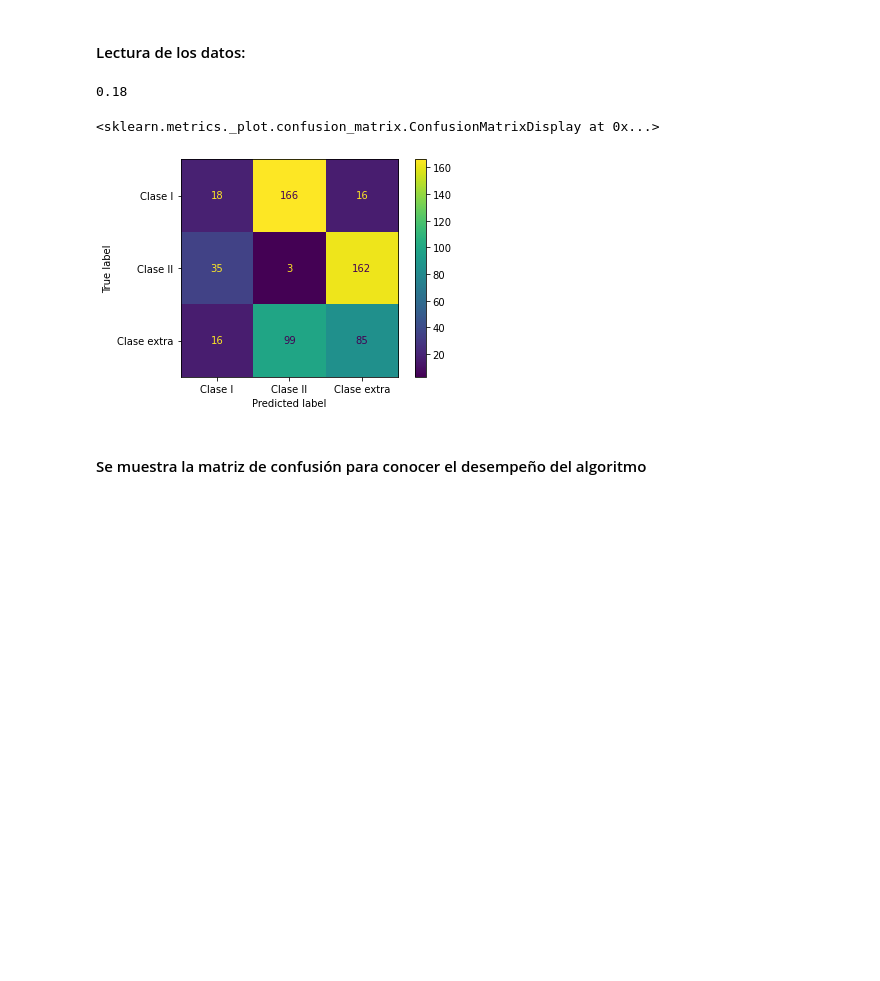
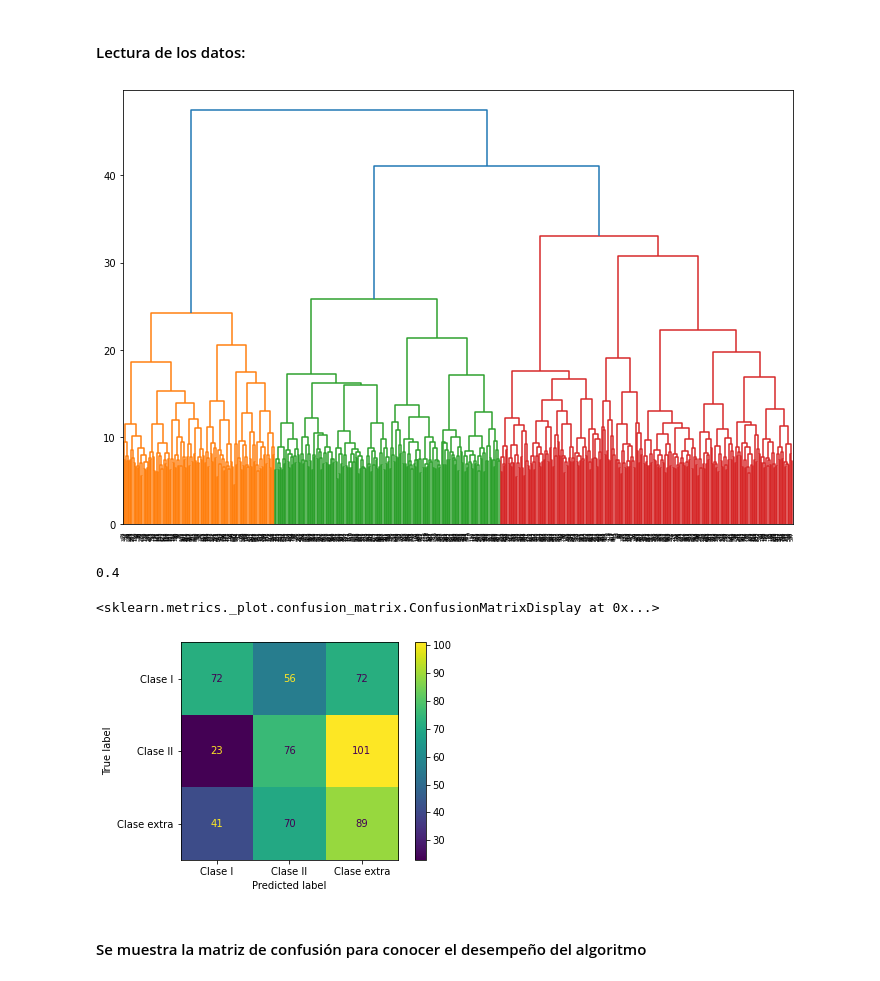
Before and after one commit to vidaldani/MangoGrading, a Jupyter notebook: Clustering.ipynb, the cells around one changed output. Saved outputs shown, nothing was run; the diff lists cells and outputs as text; code cells hidden in the pictures; blank space fills up the shorter version.

Commit message:
Clustering terminado

```diff
--- a/Clustering.ipynb
+++ b/Clustering.ipynb
@@ -75,52 +123,56 @@ def preprocess_data(name, x):
 #### Lectura de los datos:
 # %%
 # Function to Extract features from the images
-model_name = 'resnet'
-tic = time.perf_counter()
-def image_feature(names, path):
-    model = get_base_model(model_name)
-    features = [];
-    img_name = [];
-    for name in tqdm(names):
-        fname=path +'/'+ name
-        img=image.load_img(fname,target_size=(IMG_SIZE, IMG_SIZE))
-        x = img_to_array(img)
-        #x = inception_v3.preprocess_input(x)
-        x=np.expand_dims(x,axis=0)
-        feat=model.predict(x)
-        feat=feat.flatten()
-        features.append(feat)
-        img_name.append(name)
-    return features,img_name
+model_name = 'hog'
 
 # Leer los nombres de las imágenes para importarlas
 input_cluster_path = "./Dataset/Grading_dataset/Cluster"
 _names = os.listdir(input_cluster_path)
-img_features,img_name=image_feature(_names, input_cluster_path)
 
+tic = time.perf_counter()
+if model_name == 'rgb':
+    img_features,img_name = rgb_feature(_names, input_cluster_path)
+elif model_name == 'hog':
+    img_features,img_name = hog_feature(_names, input_cluster_path)
+else:
+    img_features,img_name = image_feature(_names, input_cluster_path)
+
+cluster_method = "decision_tree"
+k = 3
 #Creating Clusters
-k = 3
-clusters = KMeans(k, random_state = 40)
-clusters.fit(img_features)
-toc = time.perf_counter()
-eval_time = round((toc-tic), 2)
+if cluster_method == "kmeans":
+    clusters = KMeans(k, random_state = 40)
+    clusters.fit(img_features)
+    toc = time.perf_counter()
+    eval_time = round((toc-tic), 2)
 
-image_cluster = pd.DataFrame(img_name,columns=['image'])
-image_cluster["clusterid"] = clusters.labels_
-image_cluster
+    image_cluster = pd.DataFrame(img_name,columns=['image'])
+    image_cluster["clusterid"] = clusters.labels_
+    image_cluster
+    y = clusters.labels_
+    t = np.concatenate((np.ones(200), 2 * np.ones(200), np.zeros(200)), axis = 0)
+elif cluster_method == "decision_tree":
+    Z = linkage(img_features, 'ward')
+    fig = plt.figure(figsize=(12, 8))
+    dn = dendrogram(Z)
+    plt.show()
+    labels = fcluster(Z, t = k, criterion='maxclust')
+    toc = time.perf_counter()
+    y = labels
+    t = np.concatenate((np.ones(200), 2 * np.ones(200), 3 * np.ones(200)), axis = 0)
+
 
 Clases=['Clase I','Clase II','Clase extra']
-y = clusters.labels_
-t = np.concatenate((np.ones(200), 2 * np.ones(200), np.zeros(200)), axis = 0)
 accuracy = round(accuracy_score(t,y),2)
 print(round(accuracy_score(t,y),2))
 cm = confusion_matrix(t, y)
 disp = ConfusionMatrixDisplay(confusion_matrix=cm,display_labels=Clases)
 disp.plot()
 # %% [output]
+[figure, new version]
-0.18
+0.4
 <sklearn.metrics._plot.confusion_matrix.ConfusionMatrixDisplay at 0x...>
-[figure, old version]
+[figure, added]
 # %% [markdown]
 #### Se muestra la matriz de confusión para conocer el desempeño del algoritmo
 # %%
```
Also changed, not shown: parts of 3 cells of this notebook, 1 other file.
